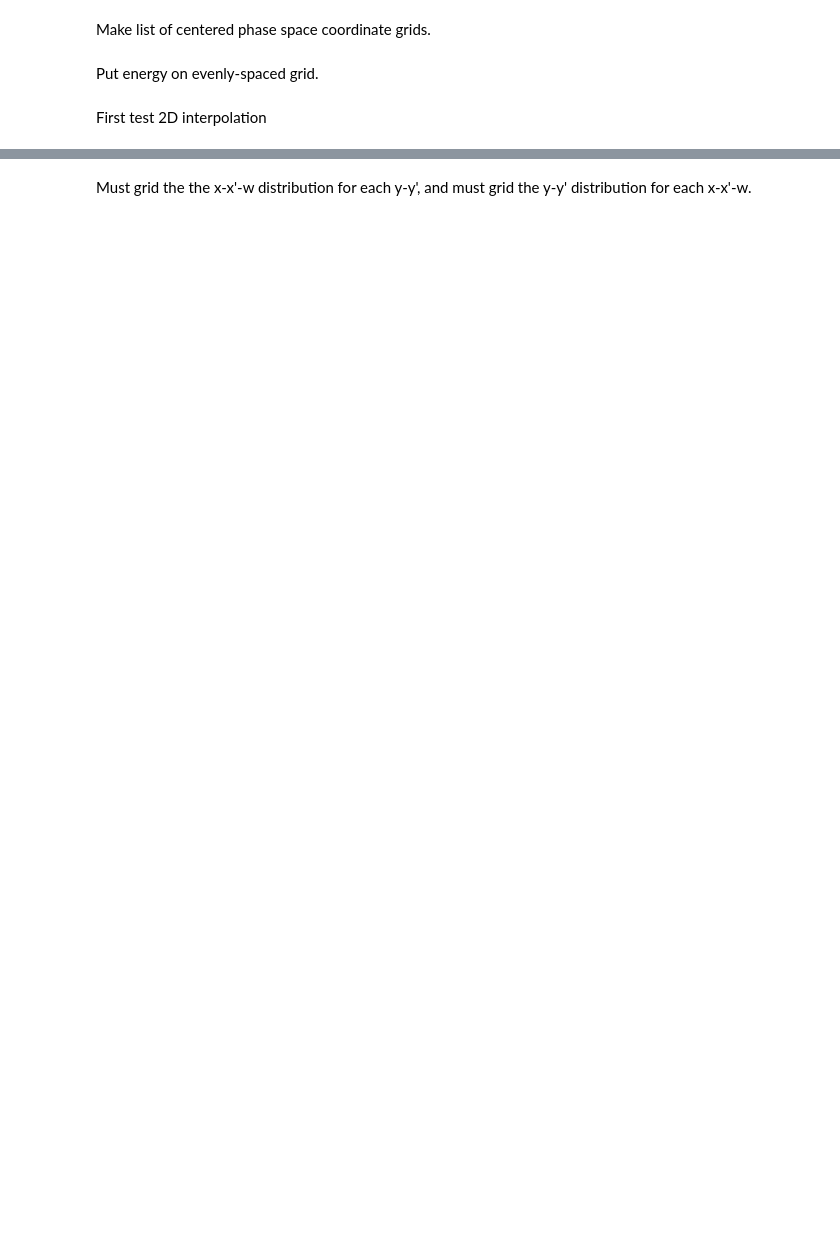
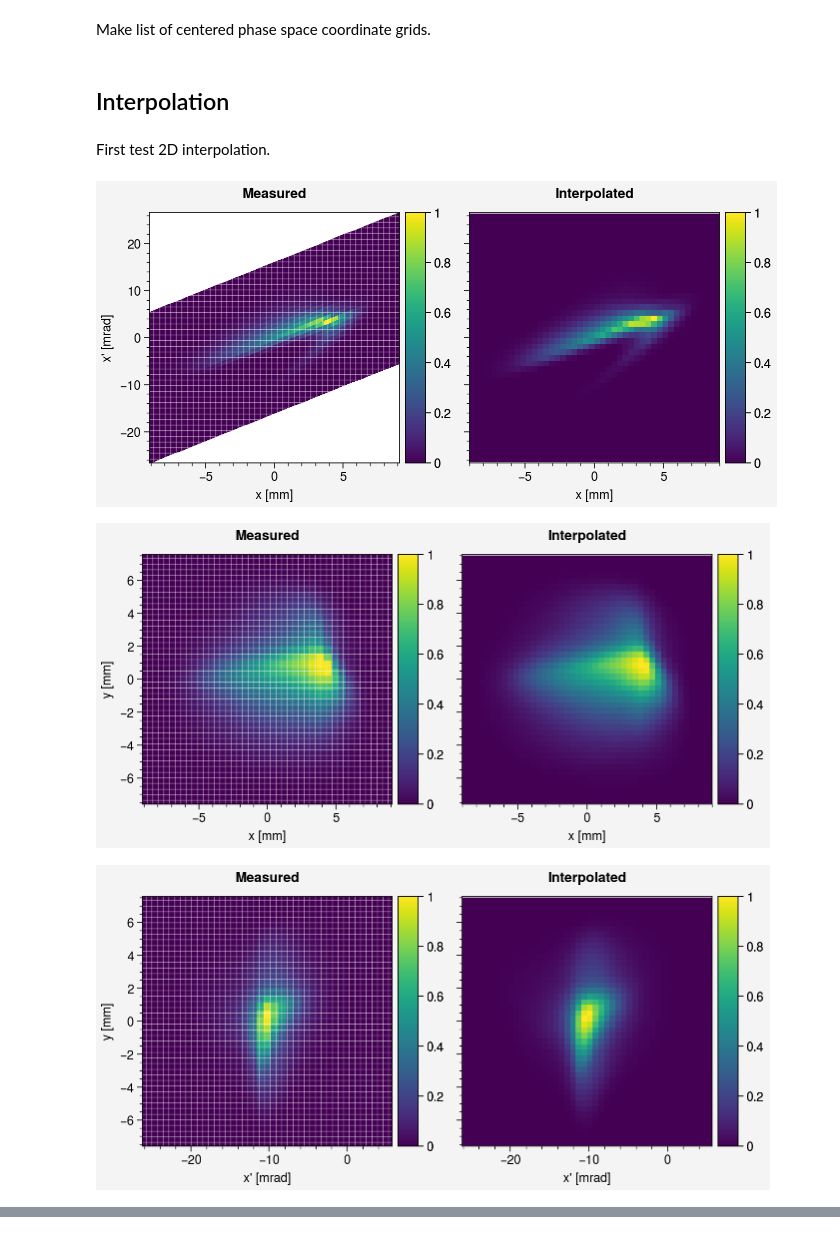
Before and after one commit to austin-hoover/analysis-sns-btf, a Jupyter notebook: scan3d/scan-xxpy-image-ypdE/scan-xxpy-image-ypdE_step3.ipynb, the cells around one changed output, grey strips where cells are left out. Drawn from its saved outputs; the diff is of its cells as text; code cells hidden in the pictures; blank space fills up the shorter version.

Commit message:
First attempt at getting regular phase space grid

```diff
--- a/scan3d/scan-xxpy-image-ypdE/scan-xxpy-image-ypdE_step3.ipynb
+++ b/scan3d/scan-xxpy-image-ypdE/scan-xxpy-image-ypdE_step3.ipynb
@@ -331,0 +300,15 @@ W *= 1e3
+# %%
+Y = Y1.copy()
+YP = ecalc.calculate_yp(Y * 1e-3, Y3 * 1e-3, Mscreen)
+print('Done with yp.')
+
+X = X1.copy()
+XP = ecalc.calculate_xp(X * 1e-3, X2 * 1e-3, Mslit)
+print('Done with xp.')
+
+W = ecalc.calculate_dE_screen(X3 * 1e-3, 0.0, X * 1e-3, XP * 1e-3, Mscreen)  # [MeV]
+print('Done with w.')
+
+# Convert x-x'/y-y' from m-rad to mm-mrad.
+YP *= 1e3
+XP *= 1e3
@@ -332,9 +319,4 @@ W *= 1e3
 # %%
-X = X.copy()
-Y = Y.copy()
-XP = XP.copy()
-YP = YP.copy()
-W = W.copy()
 del(X1, X2, Y1, X3, Y3)
 # %% [markdown]
 Make list of centered phase space coordinate grids.
@@ -343,4 +325,4 @@ coords = [X, XP, Y, YP, W]
 for coord in tqdm(coords):
     coord = coord - np.mean(coord)
 # %%
-pdims = ["x [mm]", "x' [mrad]", "y [mm]", "y' [mrad]", "w [keV?]"]
+pdims = ["x [mm]", "x' [mrad]", "y [mm]", "y' [mrad]", "w [MeV]"]
@@ -378,40 +342,56 @@ for norm in [None, 'log']:
-# %% [markdown]
-Put energy on evenly-spaced grid.
+# %% [markdown]
+## Interpolation
 # %% [markdown]
-First test 2D interpolation
+First test 2D interpolation.
 # %%
 for j in range(5):
     for k in range(j):
         axis_view = (k, j)
         H = utils.project(a5d, axis_view)
         H = H / np.max(H)
 
         axis_slice = [i for i in range(a5d.ndim) if i not in axis_view]
         idx = utils.make_slice(a5d.ndim, axis_slice, ind=[0, 0, 0])
         U = coords[axis_view[0]][idx]
         V = coords[axis_view[1]][idx]
-        u_new = np.linspace(np.min(U), np.max(U), shape[axis_view[0]])
-        v_new = np.linspace(np.min(V), np.max(V), shape[axis_view[1]])
 
-        def interp2d(**kws):
+        res = 1.35
+        u_new = np.linspace(np.min(U), np.max(U),
+                            int(res * shape[axis_view[0]]))
+        v_new = np.linspace(np.min(V), np.max(V),
+                            int(res * shape[axis_view[1]]))
+
+        def interp2d():
             points = (U.ravel(), V.ravel())
             values = H.ravel()
             U_new, V_new = np.meshgrid(u_new, v_new, indexing='ij')
             new_points = (U_new.ravel(), V_new.ravel())
             H_new = interpolate.griddata(points, values, new_points, fill_value=0.0)
             H_new = H_new.reshape(len(u_new), len(v_new))
             H_new[H_new < 0] = 0
             return H_new
 
         fig, axes = pplt.subplots(ncols=2, spanx=False)
-        pkws = dict(colorbar=True, norm='log', frac_thresh=1e-5)
+        pkws = dict(
+            colorbar=True,
+            norm=None,
+            frac_thresh=None
+        )
         mplt.plot_image(H / np.max(H), x=U, y=V, ax=axes[0], **pkws)
+        for u in u_new:
+            axes[0].axvline(u, c='white', lw=0.5, alpha=0.5)
+        for v in v_new:
+            axes[0].axhline(v, c='white', lw=0.5, alpha=0.5)
         H_new = interp2d()
         mplt.plot_image(H_new / np.max(H_new), x=u_new, y=v_new, ax=axes[1], **pkws)
-        axes[1].contour(U.T, V.T, H.T, color='white', lw=1, alpha=0.4, label='original')
+        # axes[1].contour(U.T, V.T, H.T, color='white', lw=1, alpha=0.4, label='original')
         axes.format(
             xlabel=pdims[axis_view[0]],
             ylabel=pdims[axis_view[1]],
             toplabels=['Measured', 'Interpolated']
         )
         plt.show()
+# %% [output]
+[figure, added]
+[figure, added]
+[figure, added]
@@ -418,3 +405 @@ for j in range(5):
-# %% [markdown]
-Must grid the the x-x'-w distribution for each y-y', and must grid the y-y' distribution for each x-x'-w.
 # %%
```
Also changed, not shown: parts of 40 cells of this notebook.
